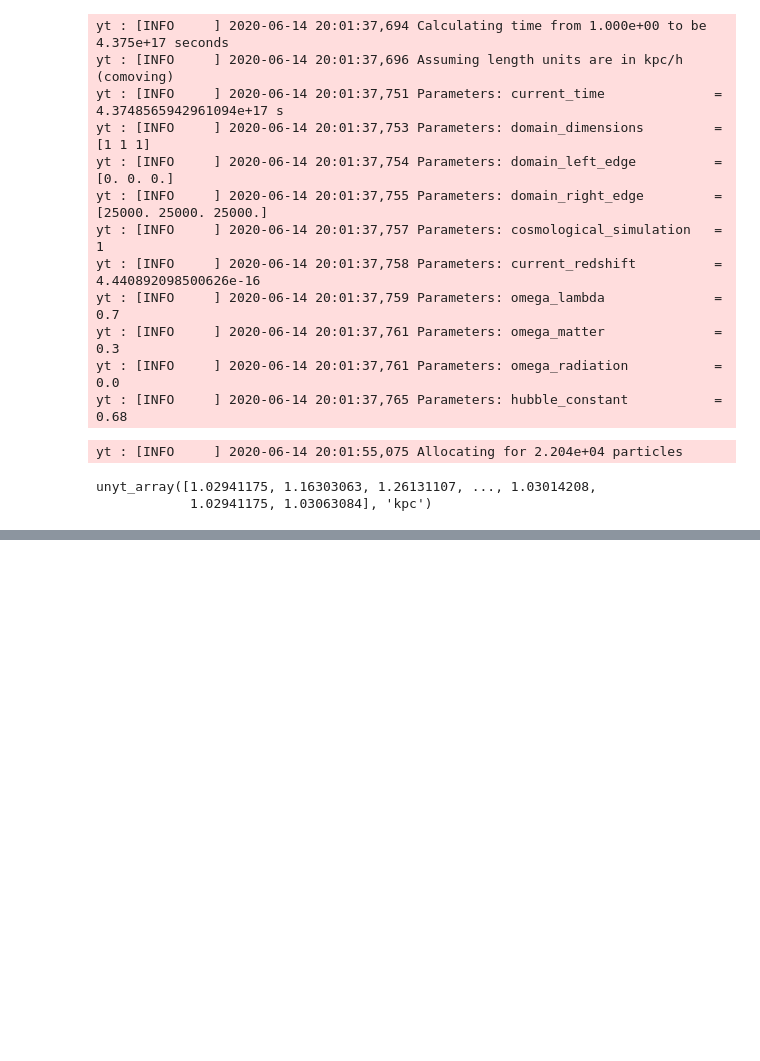
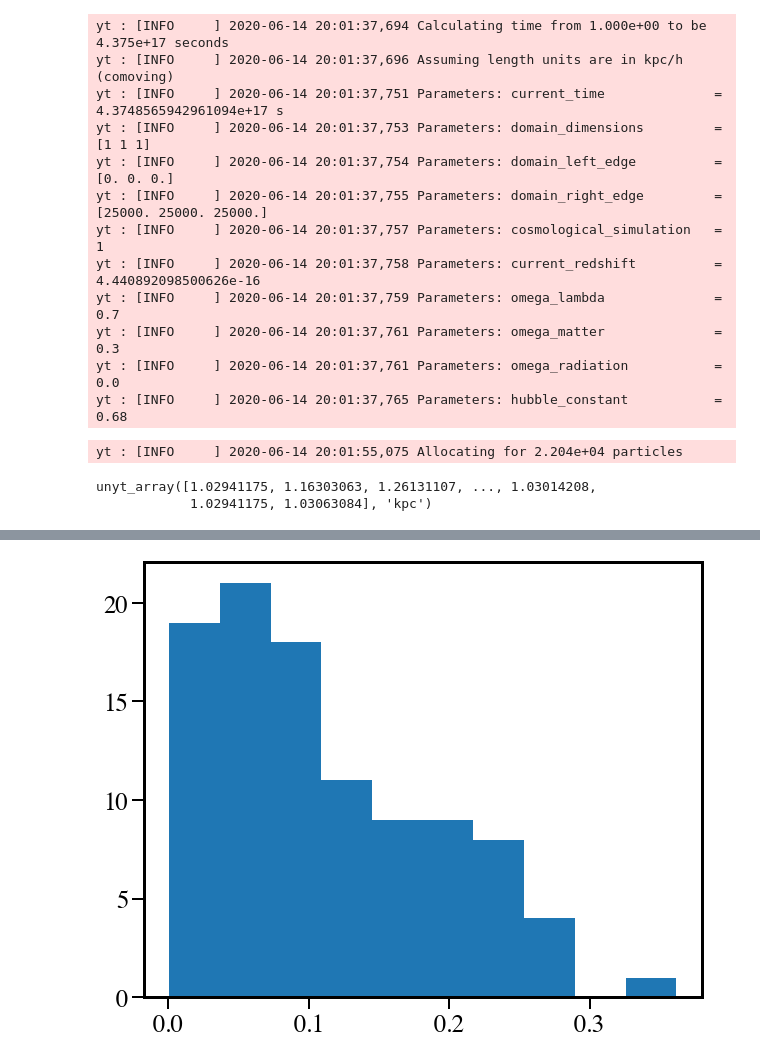
Before and after one commit to smlower/jupyter_analysis_notebooks, a Jupyter notebook: attenuation_paper/might fuck around and develop an attenuation curve model.ipynb, the cells around one changed output, grey strips where cells are left out. Drawn from its saved outputs; the diff is of its cells as text; code cells hidden in the pictures; blank space fills up the shorter version.

```diff
--- a/attenuation_paper/might fuck around and develop an attenuation curve model.ipynb
+++ b/attenuation_paper/might fuck around and develop an attenuation curve model.ipynb
@@ -874,0 +686,4 @@ a = np.array([[1, 2, 3], [4, 5, 6], [7, 8, 9]])
+# %%
+n, _, _ = plt.hist(test)
+# %% [output]
+[figure, added]
```
Also changed, not shown: parts of 70 cells of this notebook, 4 other files.
